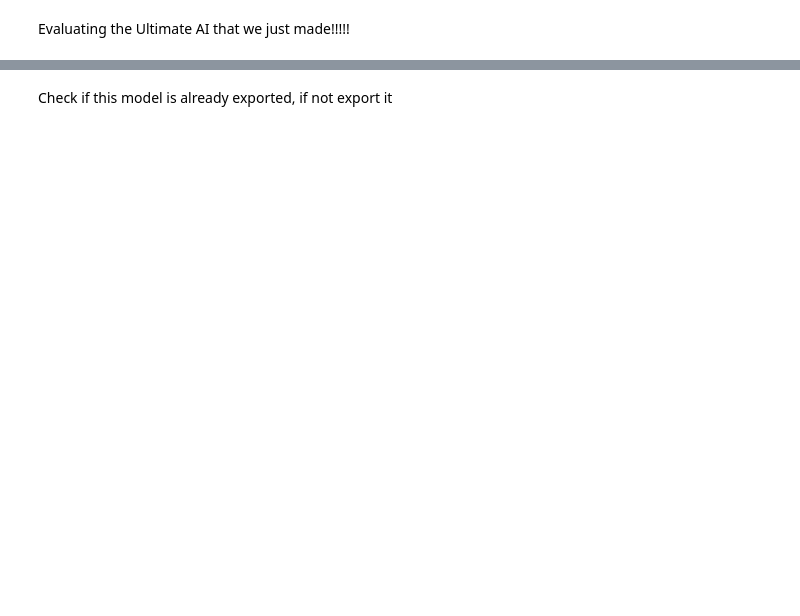
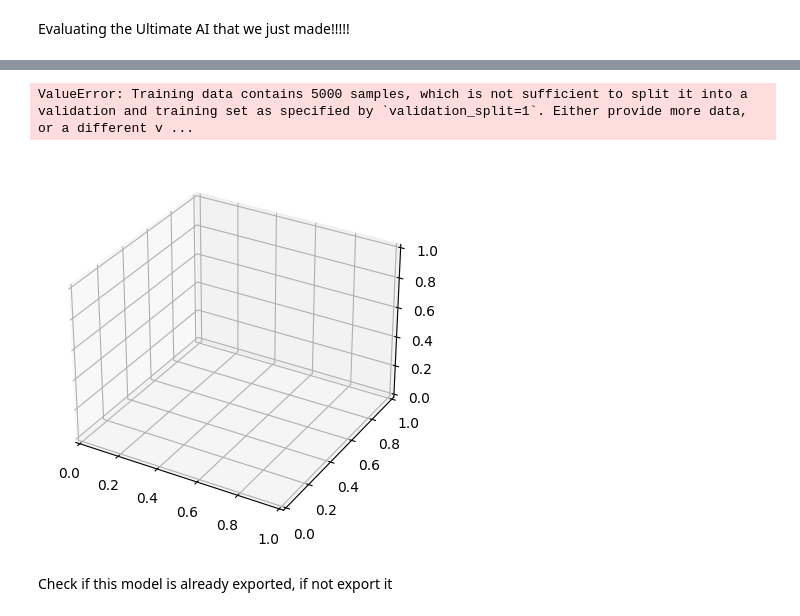
Before and after one commit to Martin1458/simplePythonAI, a Jupyter notebook: neuralNetwork/neural_network_sum.ipynb, the cells around one changed output, grey strips where cells are left out. Saved outputs shown, nothing was run; the diff lists cells and outputs as text; code cells hidden in the pictures; blank space fills up the shorter version.

```diff
--- a/neuralNetwork/neural_network_sum.ipynb
+++ b/neuralNetwork/neural_network_sum.ipynb
@@ -37,5 +31,5 @@ model.compile(optimizer='adam', loss='mean_squared_error')
 # %% [markdown]
 Training the model
 # %%
-model.fit(input_list, output_list, epochs=10, batch_size=4)
+model.fit(input_list, output_list, epochs=6, batch_size=4)
 # %% [output]
@@ -87,3 +75,25 @@ model.evaluate(input_list_test, output_list_test)
+# %%
+for epoch in range(2, 22, 2):
+    for batch_size in range(2, 22, 2):
+        for validation_split in range(1, 11, 1):
+            model.fit(input_list, output_list, epochs=epoch, batch_size=batch_size, validation_split=validation_split)
+
+            model.evaluate(input_list_test, output_list_test)
+# %% [output]
+ValueError: Training data contains 5000 samples, which is not sufficient to split it into a validation and training set as specified by `validation_split=1`. Either provide more data, or a different v ...
+# %%
+import numpy as np
+import matplotlib.pyplot as plt
+
+
+fig = plt.figure()
+ax = plt.axes(projection ='3d')
+
+ax.plot3D(x, y, z, 'green')
+ax.set_title('3D')
+plt.show()
+# %% [output]
+[figure, added]
 # %% [markdown]
 Check if this model is already exported, if not export it
 # %%
```
Also changed, not shown: parts of 7 cells of this notebook, 4 other files.
